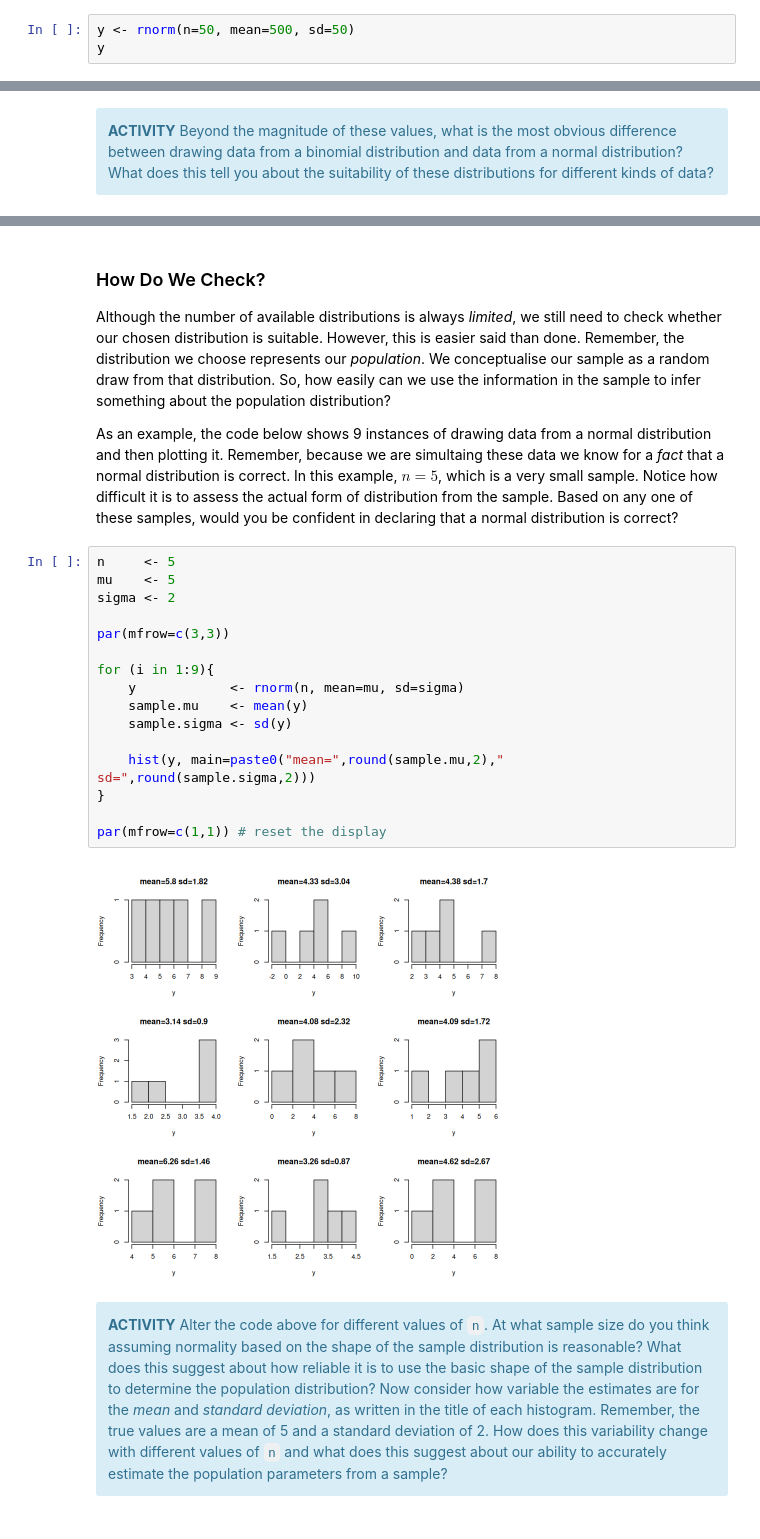
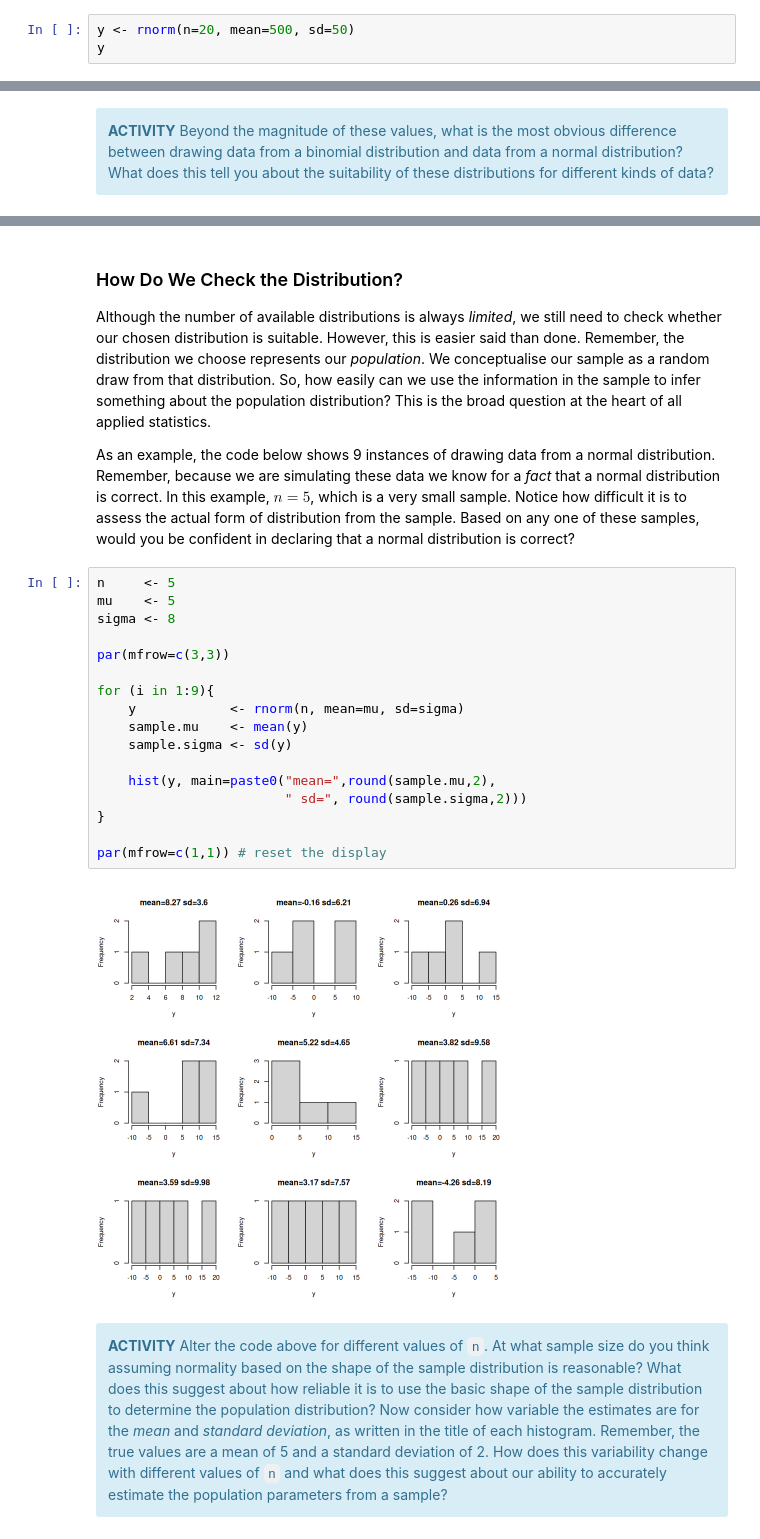
Before and after one commit to PCHN63101-Advanced-Data-Skills/Principles-Stat-Modelling, a Jupyter notebook: _build/jupyter_execute/modelling-workshop.ipynb, the cells around one changed output, grey strips where cells are left out. Cells and saved outputs as stored; diff of their text form.

```diff
--- a/_build/jupyter_execute/modelling-workshop.ipynb
+++ b/_build/jupyter_execute/modelling-workshop.ipynb
@@ -119,4 +119,4 @@ As with the binomial example, we can use `R` to simulate 50 subjects from this e
 # %%
-y <- rnorm(n=50, mean=500, sd=50)
+y <- rnorm(n=20, mean=500, sd=50)
 y
 # %% [output]
@@ -159,27 +155,28 @@ So, in each case, we might first determine the *type* of outcome we have and the
 </div>
 # %% [markdown]
-### How Do We Check?
-Although the number of available distributions is always *limited*, we still need to check whether our chosen distribution is suitable. However, this is easier said than done. Remember, the distribution we choose represents our *population*. We conceptualise our sample as a random draw from that distribution. So, how easily can we use the information in the sample to infer something about the population distribution?
+### How Do We Check the Distribution?
+Although the number of available distributions is always *limited*, we still need to check whether our chosen distribution is suitable. However, this is easier said than done. Remember, the distribution we choose represents our *population*. We conceptualise our sample as a random draw from that distribution. So, how easily can we use the information in the sample to infer something about the population distribution? This is the broad question at the heart of all applied statistics.
 
-As an example, the code below shows 9 instances of drawing data from a normal distribution and then plotting it. Remember, because we are simultaing these data we know for a *fact* that a normal distribution is correct. In this example, $n = 5$, which is a very small sample. Notice how difficult it is to assess the actual form of distribution from the sample. Based on any one of these samples, would you be confident in declaring that a normal distribution is correct?
+As an example, the code below shows 9 instances of drawing data from a normal distribution. Remember, because we are simulating these data we know for a *fact* that a normal distribution is correct. In this example, $n = 5$, which is a very small sample. Notice how difficult it is to assess the actual form of distribution from the sample. Based on any one of these samples, would you be confident in declaring that a normal distribution is correct?
 # %%
 n     <- 5
 mu    <- 5
-sigma <- 2
+sigma <- 8
 
 par(mfrow=c(3,3))
 
 for (i in 1:9){
     y            <- rnorm(n, mean=mu, sd=sigma)
     sample.mu    <- mean(y)
     sample.sigma <- sd(y)
 
-    hist(y, main=paste0("mean=",round(sample.mu,2)," sd=",round(sample.sigma,2)))
+    hist(y, main=paste0("mean=",round(sample.mu,2),
+                        " sd=", round(sample.sigma,2)))
 }
 
 par(mfrow=c(1,1)) # reset the display
 # %% [output]
-[figure, old version]
+[figure, new version]
 # %% [markdown]
 <div class="alert alert-block alert-info">
 <b>ACTIVITY</b> Alter the code above for different values of <code>n</code>. At what sample size do you think assuming normality based on the shape of the sample distribution is reasonable? What does this suggest about how reliable it is to use the basic shape of the sample distribution to determine the population distribution? Now consider how variable the estimates are for the <i>mean</i> and <i>standard deviation</i>, as written in the title of each histogram. Remember, the true values are a mean of 5 and a standard deviation of 2. How does this variability change with different values of <code>n</code> and what does this suggest about our ability to accurately estimate the population parameters from a sample?
```
Also changed, not shown: parts of 40 cells of this notebook, 30 other files.
